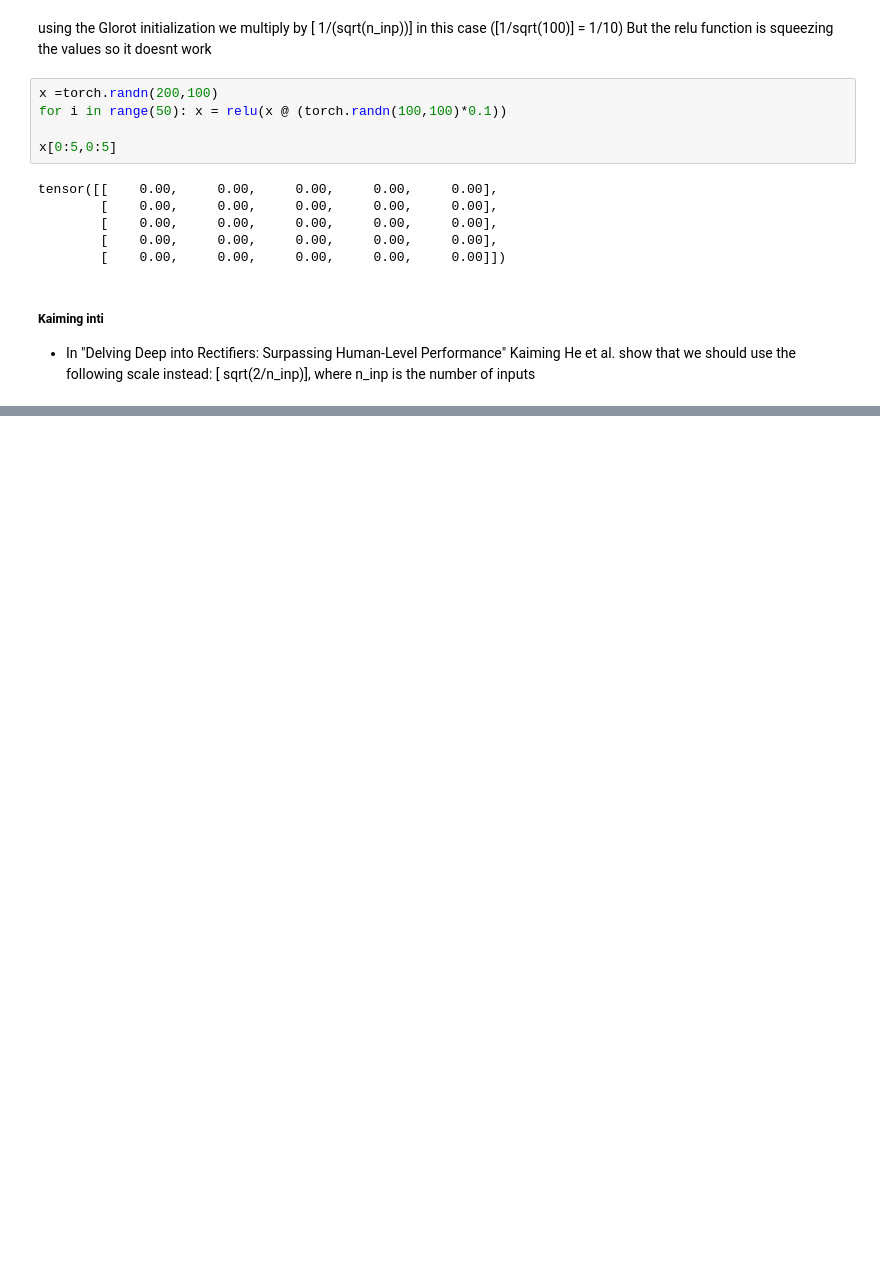
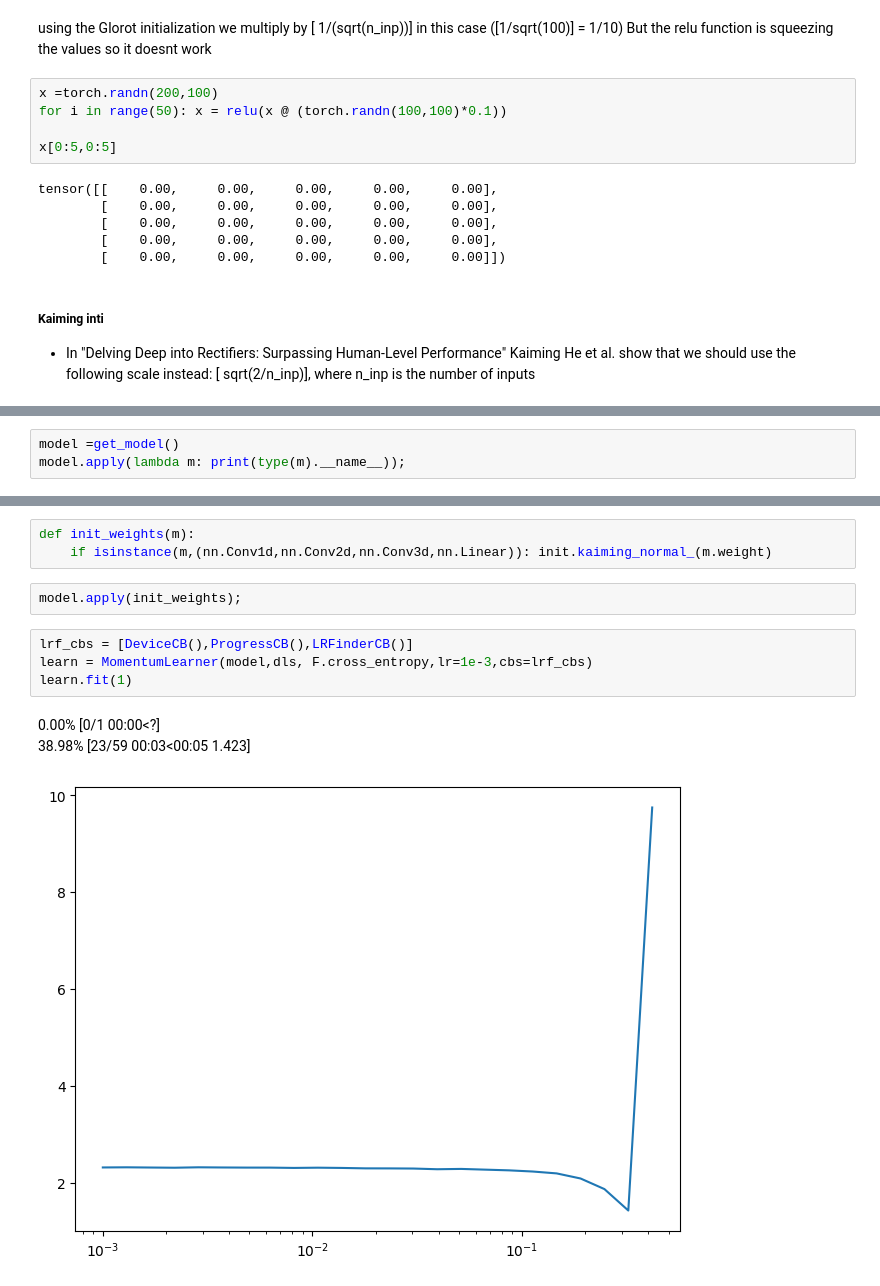
Before and after one commit to mtm-007/Deep-Learing-from-the-foundation-and-GEN_AI, a Jupyter notebook: initializing.ipynb, the cells around one changed output, grey strips where cells are left out. Saved outputs shown, nothing was run; the diff lists cells and outputs as text; blank space fills up the shorter version.

Commit message:
normalizing inpts

```diff
--- a/initializing.ipynb
+++ b/initializing.ipynb
@@ -280,0 +285,3 @@ tensor([[0.00, 1.03, 0.00, 0.00, 0.79],
+# %%
+model =get_model()
+model.apply(lambda m: print(type(m).__name__));
@@ -280,0 +327,13 @@ tensor([[0.00, 1.03, 0.00, 0.00, 0.79],
+# %%
+def init_weights(m):
+    if isinstance(m,(nn.Conv1d,nn.Conv2d,nn.Conv3d,nn.Linear)): init.kaiming_normal_(m.weight)
+# %%
+model.apply(init_weights);
+# %%
+lrf_cbs = [DeviceCB(),ProgressCB(),LRFinderCB()]
+learn = MomentumLearner(model,dls, F.cross_entropy,lr=1e-3,cbs=lrf_cbs)
+learn.fit(1)
+# %% [output]
+0.00% [0/1 00:00<?]
+38.98% [23/59 00:03<00:05 1.423]
+[figure, added]
```
Also changed, not shown: parts of 27 cells of this notebook.
